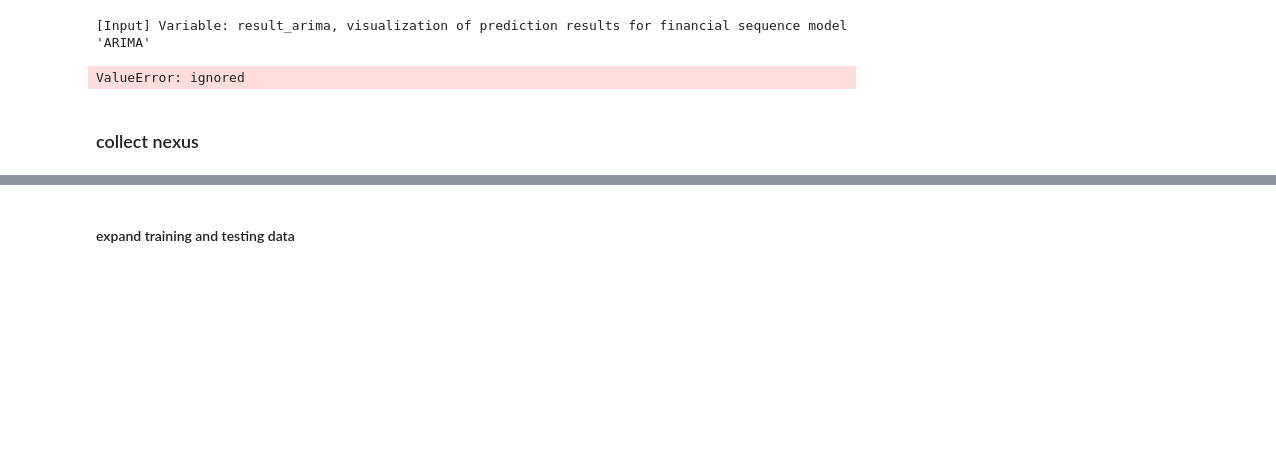
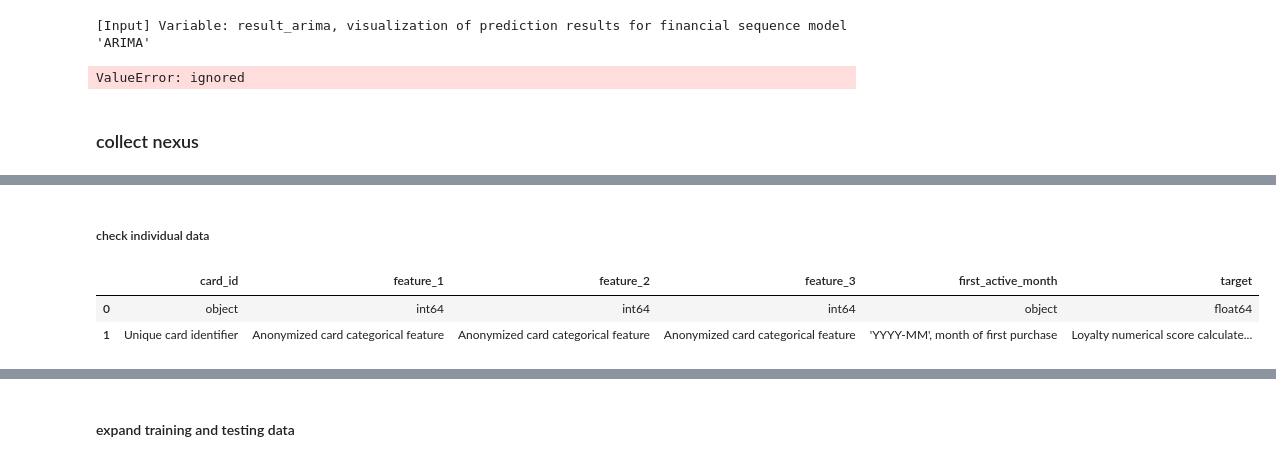
Before and after one commit to PaperStrange/AIProjectManger, a Jupyter notebook: utils/data_process.ipynb, the cells around one changed output, grey strips where cells are left out. Cells and saved outputs as stored; diff of their text form; code cells hidden in the pictures; blank space fills up the shorter version.

```diff
--- a/utils/data_process.ipynb
+++ b/utils/data_process.ipynb
@@ -391,0 +670,9 @@ data_info[3]
+# %% [markdown]
+##### check individual data
+# %%
+data_train_des = collect_datadescription(data_train, "train")
+data_train_des
+# %% [output]
+|  | card_id | feature_1 | feature_2 | feature_3 | first_active_month | target |
+| 0 | object | int64 | int64 | int64 | object | float64 |
+| 1 | Unique card identifier | Anonymized card categorical feature | Anonymized card categorical feature | Anonymized card categorical feature | 'YYYY-MM', month of first purchase | Loyalty numerical score calculate... |
```
Also changed, not shown: parts of 130 cells of this notebook.
